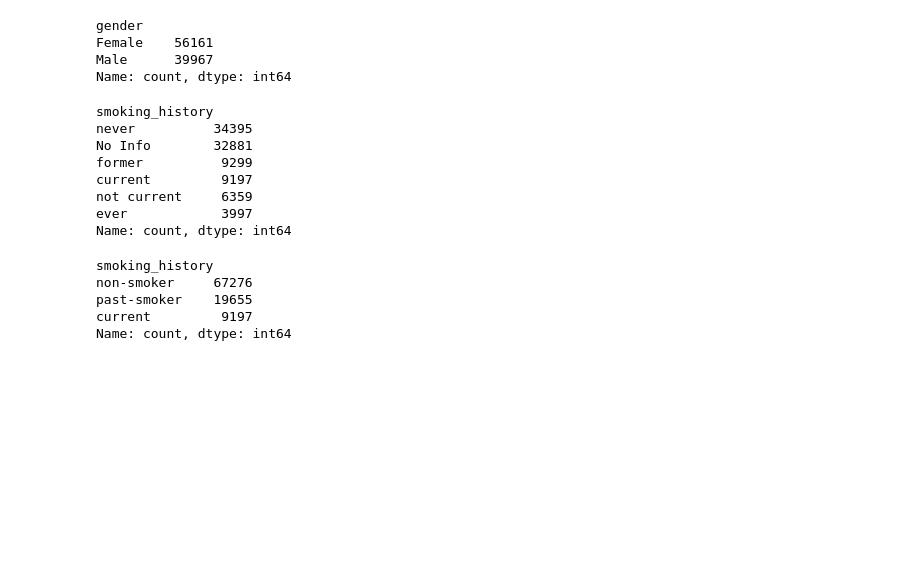
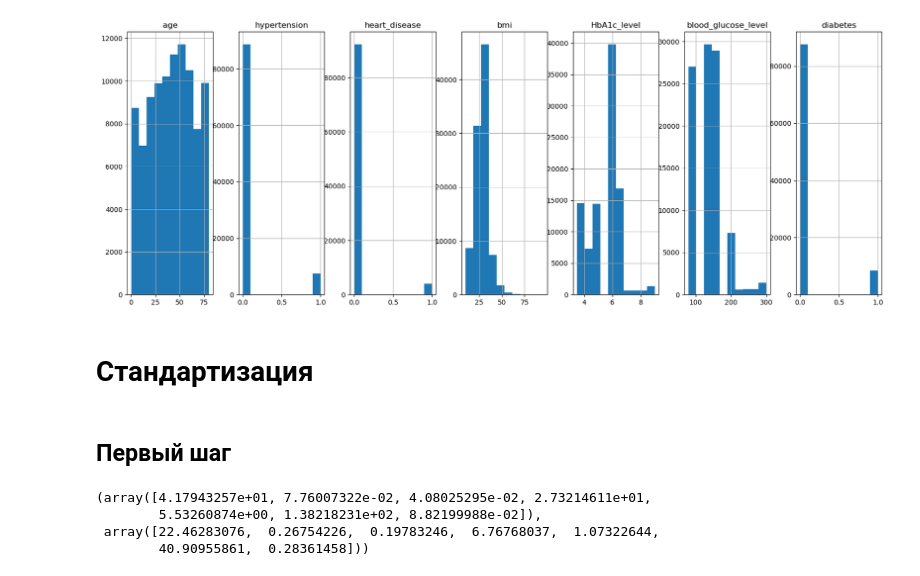
Before and after one commit to synrocka/Diabetes-Prediction, a Jupyter notebook: main.ipynb, the cells around one changed output. Drawn from its saved outputs; the diff is of its cells as text; code cells hidden in the pictures; blank space fills up the shorter version.

```diff
--- a/main.ipynb
+++ b/main.ipynb
@@ -55,0 +74,5 @@ memory usage: 6.6+ MB
+# %%
+col_type_change_list = ['hypertension', 'heart_disease', 'diabetes']
+for column in df.columns:
+    if column in col_type_change_list:
+        df[column] = df[column].astype(bool)
@@ -55,0 +81,13 @@ memory usage: 6.6+ MB
+# %%
+cat_columns = []
+num_columns = []
+
+for column_name in df.columns:
+    if (df[column_name].dtypes in [object, bool]):
+        cat_columns +=[column_name]
+    else:
+        num_columns +=[column_name]
+
+print('categorical columns:\t ',cat_columns, '\n len = ',len(cat_columns))
+
+print('numerical columns:\t ',  num_columns, '\n len = ',len(num_columns))
@@ -79,37 +100,0 @@ Name: count, dtype: int64
-# %%
-df = df[df['gender'] != 'Other']
-df['gender'].value_counts()
-# %% [output]
-gender
-Female    56161
-Male      39967
-Name: count, dtype: int64
-# %%
-df['smoking_history'].value_counts()
-# %% [output]
-smoking_history
-never          34395
-No Info        32881
-former          9299
-current         9197
-not current     6359
-ever            3997
-Name: count, dtype: int64
-# %%
-def recategorize_smoking(smoking_status):
-    if smoking_status in ['never', 'No Info']:
-        return 'non-smoker'
-    elif smoking_status == 'current':
-        return 'current'
-    elif smoking_status in ['ever', 'former', 'not current']:
-        return 'past-smoker'
-
-df['smoking_history'] = df['smoking_history'].apply(recategorize_smoking)
-
-df['smoking_history'].value_counts()
-# %% [output]
-smoking_history
-non-smoker     67276
-past-smoker    19655
-current         9197
-Name: count, dtype: int64
@@ -128,0 +101,10 @@ data = perform_one_hot_encoding(data, 'smoking_history')
+# %%
+fig, axs = plt.subplots(1,7,figsize=(20,  7))
+
+df.hist(column = num_columns, ax = axs );
+# %% [output]
+[figure, added]
+# %% [markdown]
+# Стандартизация
+# %% [markdown]
+## Первый шаг
@@ -128,0 +115,7 @@ data = perform_one_hot_encoding(data, 'smoking_history')
+# %%
+scale.mean_, scale.scale_
+# %% [output]
+(array([4.17943257e+01, 7.76007322e-02, 4.08025295e-02, 2.73214611e+01,
+        5.53260874e+00, 1.38218231e+02, 8.82199988e-02]),
+ array([22.46283076,  0.26754226,  0.19783246,  6.76768037,  1.07322644,
+        40.90955861,  0.28361458]))
```
Also changed, not shown: parts of 26 cells of this notebook.
